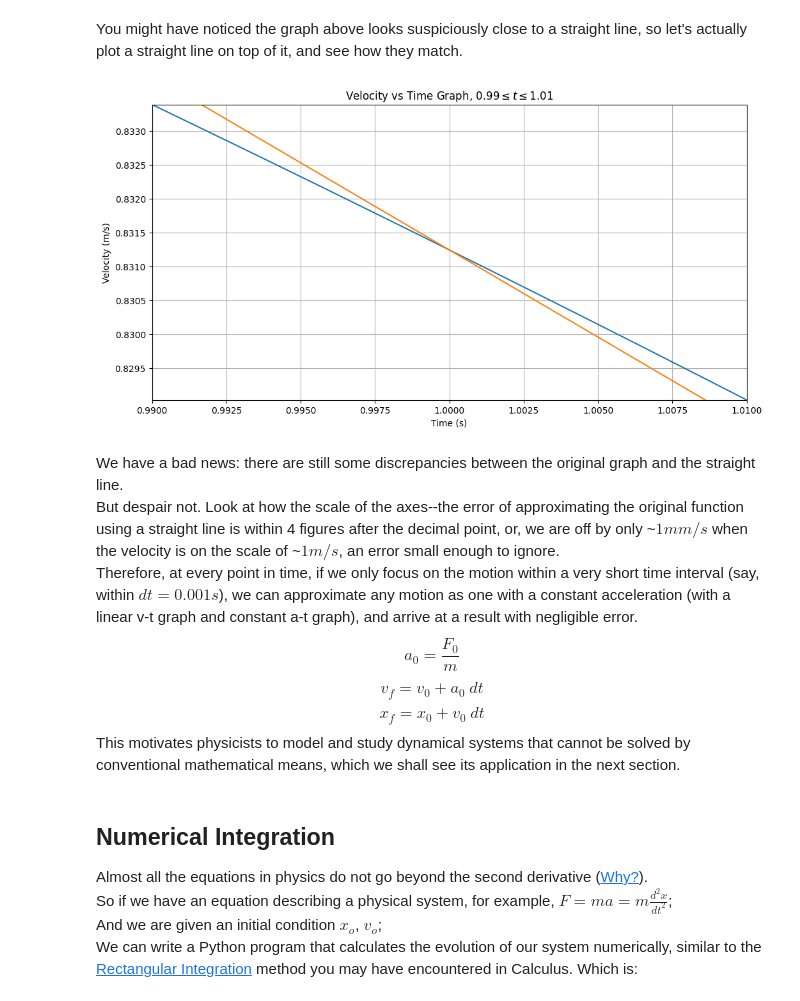
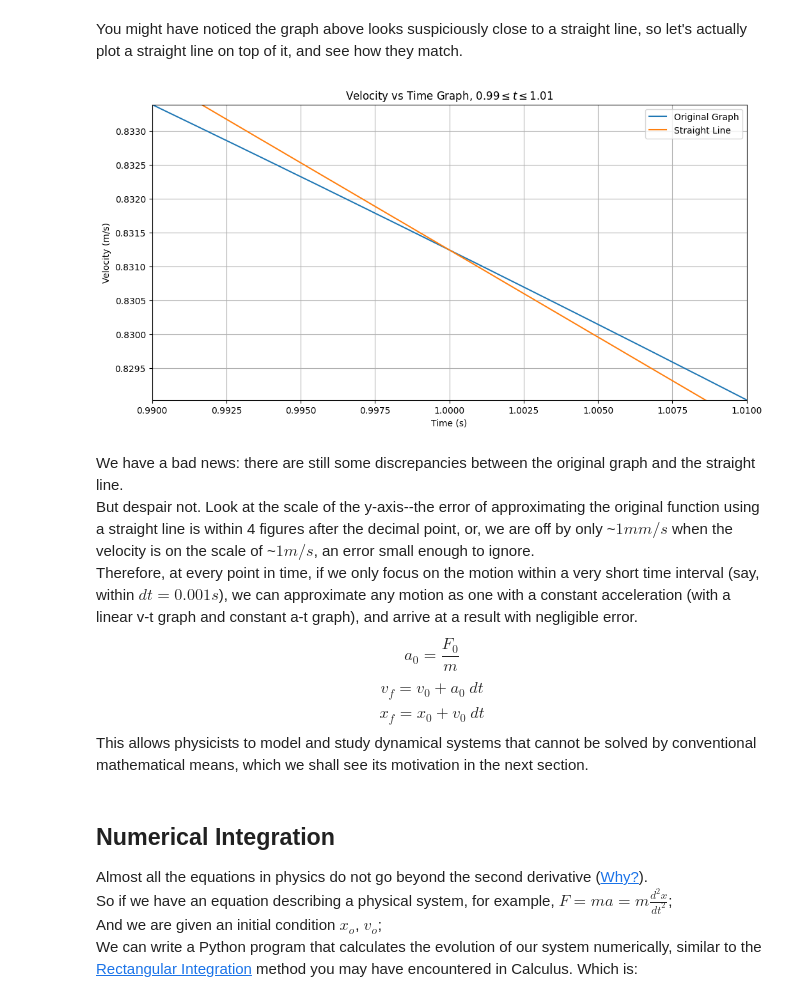
Before and after one commit to splash-ctip/fa24, a Jupyter notebook: simulation_soln-revise.ipynb, the cells around one changed output. Drawn from its saved outputs; the diff is of its cells as text; code cells hidden in the pictures.

```diff
--- a/simulation_soln-revise.ipynb
+++ b/simulation_soln-revise.ipynb
@@ -200,36 +201,37 @@ You might have noticed the graph above looks suspiciously close to a straight li
 # %%
 # The same v-t graph, zoomed in around t = 1
 t_example3 = np.linspace(0.99, 1.01, 10000)
 v_example3 = f(t_example3)
 g = lambda x: (2.5 * np.cos(x + 0.5) - 2.5 * np.sin(x + 0.5)) / (x + 2)**2
 line_example3 = f(1) + g(1) * (t_example3 - 1)
 
 fig = plt.figure()
 fig.set_size_inches(12, 6)
 ax = fig.add_subplot(1, 1, 1)
 
 ax.set_title(r"Velocity vs Time Graph, $0.99 \leq t \leq 1.01$")
 x_limit = np.array([0.99, 1.01])
 ax.set_xlim(x_limit)
 ax.set_ylim(f(x_limit)[::-1])
 ax.set_xlabel("Time (s)")
 ax.set_ylabel("Velocity (m/s)")
 ax.grid(True)
 
-ax.plot(t_example3, v_example3, color="tab:blue")
-ax.plot(t_example3, line_example3, color="tab:orange")
+ax.plot(t_example3, v_example3, color="tab:blue", label="Original Graph")
+ax.plot(t_example3, line_example3, color="tab:orange", label="Straight Line")
 
+plt.legend()
 plt.show()
 # %% [output]
-[figure, old version]
+[figure, new version]
 # %% [markdown]
 We have a bad news: there are still some discrepancies between the original graph and the straight line. <br>
-But despair not. Look at how the scale of the axes--the error of approximating the original function using a straight line is within 4 figures after the decimal point, or, we are off by only ~$1mm/s$ when the velocity is on the scale of ~$1m/s$, an error small enough to ignore. <br>
+But despair not. Look at the scale of the y-axis--the error of approximating the original function using a straight line is within 4 figures after the decimal point, or, we are off by only ~$1mm/s$ when the velocity is on the scale of ~$1m/s$, an error small enough to ignore. <br>
 Therefore, at every point in time, if we only focus on the motion within a very short time interval (say, within $dt = 0.001s$), we can approximate any motion as one with a constant acceleration (with a linear v-t graph and constant a-t graph), and arrive at a result with negligible error.
 $$ a_0 = \frac{F_0}{m} $$
 $$ v_f = v_0 + a_0 \ dt $$
 $$ x_f = x_0 + v_0 \ dt $$
-This motivates physicists to model and study dynamical systems that cannot be solved by conventional mathematical means, which we shall see its application in the next section.
+This allows physicists to model and study dynamical systems that cannot be solved by conventional mathematical means, which we shall see its motivation in the next section.
 # %% [markdown]
 ## Numerical Integration
 Almost all the equations in physics do not go beyond the second derivative ([Why?](https://physics.stackexchange.com/questions/685650/why-do-so-many-laws-in-physics-operate-on-the-second-derivative)). \
```
Also changed, not shown: parts of 1 cell of this notebook.
